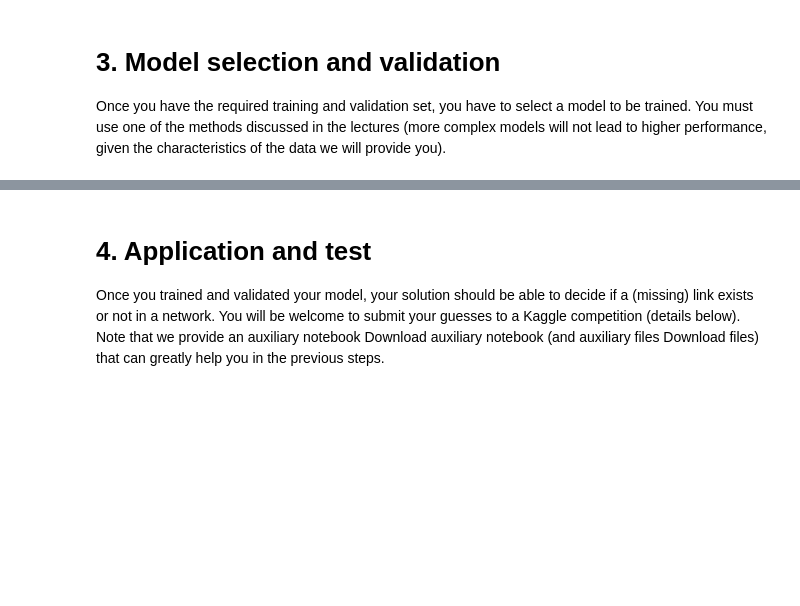
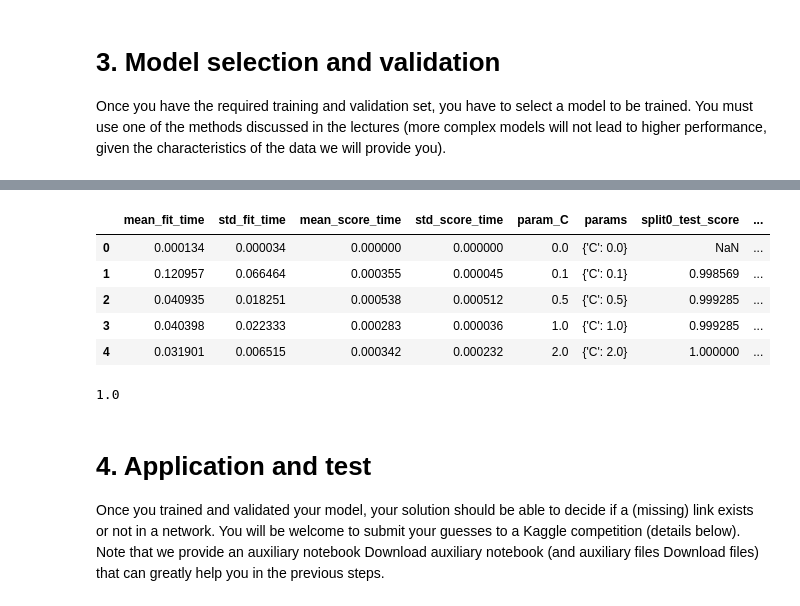
Before and after one commit to JuliusHuizing/fundamentals_of_data_science_shared, a Jupyter notebook: Assignment_2_Ethics/Part1/part1.ipynb, the cells around one changed output, grey strips where cells are left out. Saved outputs shown, nothing was run; the diff lists cells and outputs as text; code cells hidden in the pictures; blank space fills up the shorter version.

Commit message:
implement grid search using 5-folds to find best regularization factor.

```diff
--- a/Assignment_2_Ethics/Part1/part1.ipynb
+++ b/Assignment_2_Ethics/Part1/part1.ipynb
@@ -205,3 +221,16 @@ X_train, X_val, y_train, y_val = train_test_split(X_train_val, y_train_val, test
+# %%
+# We don't need to manually split into three, because when we use the GridSearch method it will automatically split into training and validation sets during training.
+# S we only need to split into training and test set.
+
+# Since we have a singificant number of of datapoints (about 8K), we can use a traditional 80/10/10 split for training, validation, and test set.
+# This way, we don't need to perform k-fold cross validation, which reduces the complexity of our code.
+# Since sklearn does not seem to provide a method to split the data into 3 sets, we can just use the train_test_split method twice.
+TRAIN_SPLIT = .8
+TEST_SPLIT = .2
+RANDOM_STATE = 42
+assert TRAIN_SPLIT + TEST_SPLIT == 1, "let's not drop valuable data"
+
+X_train, X_test, y_train, y_test = train_test_split(X, Y, test_size=TEST_SPLIT, random_state=RANDOM_STATE)
 # %% [markdown]
 # 3. Model selection and validation
 Once you have the required training and validation set, you have to select a model to be trained. You must use one of the methods discussed in the lectures (more complex models will not lead to higher performance, given the characteristics of the data we will provide you).
@@ -207,0 +245,17 @@ Once you have the required training and validation set, you have to select a mod
+# %%
+
+# Use grid search to find the best parameters for a logistic regression model
+parameter_grid = {'C':[0.0, 0.1, 0.5, 1.0, 2.0, 5.0]}
+model = LogisticRegression(random_state=RANDOM_STATE)
+grid_search = GridSearchCV(estimator=model,
+                   cv=5,
+                   param_grid=parameter_grid,
+                   verbose=True,
+                   refit=True)
+
+# Fit with all data
+grid_search.fit(X_train, y_train)
+# FIXME: running the fit will produce the warning
+# STOP: TOTAL NO. of ITERATIONS REACHED LIMIT.#
+# This prob indicates something is going wrong, but I don't know what yet.
+# perhaps look into this: https://stackoverflow.com/questions/62658215/convergencewarning-lbfgs-failed-to-converge-status-1-stop-total-no-of-iter
@@ -208,3 +283,23 @@ Once you have the required training and validation set, you have to select a mod
+# %%
+summary = pd.DataFrame.from_dict(grid_search.cv_results_)
+summary.head()
+# %% [output]
+|  | mean_fit_time | std_fit_time | mean_score_time | std_score_time | param_C | params | split0_test_score | ... |
+| 0 | 0.000134 | 0.000034 | 0.000000 | 0.000000 | 0.0 | {'C': 0.0} | NaN | ... |
+| 1 | 0.120957 | 0.066464 | 0.000355 | 0.000045 | 0.1 | {'C': 0.1} | 0.998569 | ... |
+| 2 | 0.040935 | 0.018251 | 0.000538 | 0.000512 | 0.5 | {'C': 0.5} | 0.999285 | ... |
+| 3 | 0.040398 | 0.022333 | 0.000283 | 0.000036 | 1.0 | {'C': 1.0} | 0.999285 | ... |
+| 4 | 0.031901 | 0.006515 | 0.000342 | 0.000232 | 2.0 | {'C': 2.0} | 1.000000 | ... |
+# %%
+# compute test score:
+best_model = grid_search.best_estimator_
+predictions = best_model.predict(X_test)
+targets = y_test
+correct = predictions == targets
+accuracy = correct.sum() / correct.size
+accuracy
+# %% [output]
+1.0
 # %% [markdown]
 # 4. Application and test
 Once you trained and validated your model, your solution should be able to decide if a (missing) link exists or not in a network. You will be welcome to submit your guesses to a Kaggle competition (details below).
```
Also changed, not shown: parts of 5 cells of this notebook.
